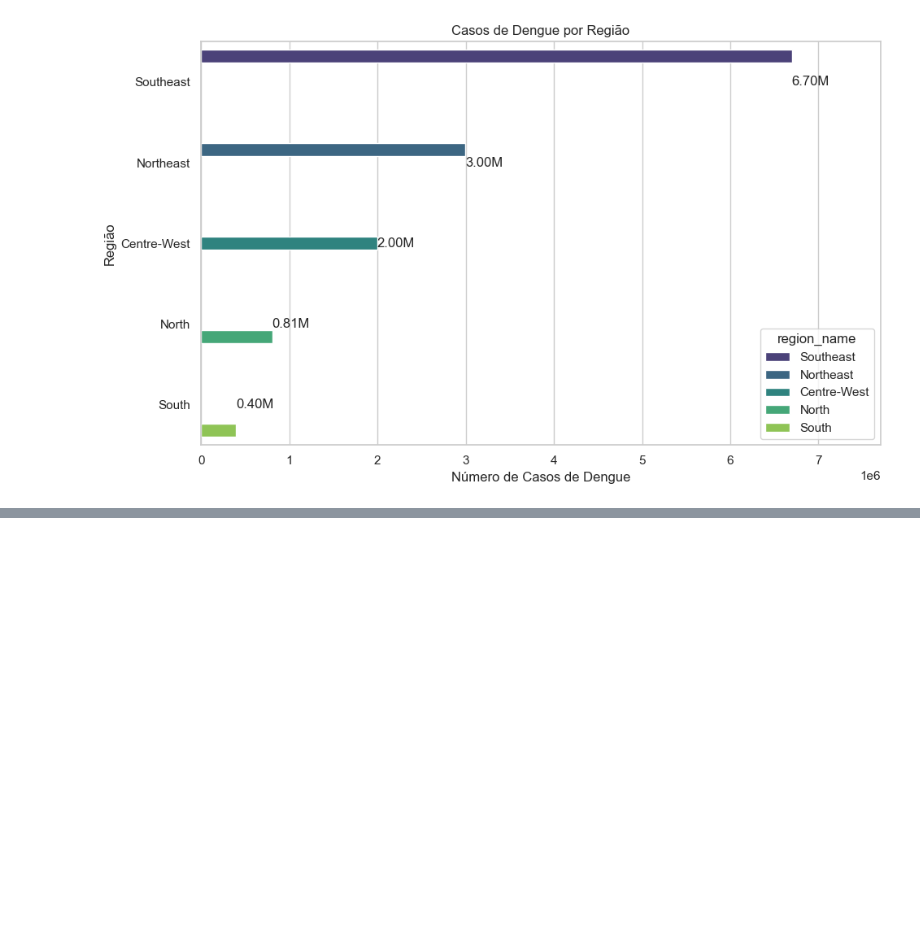
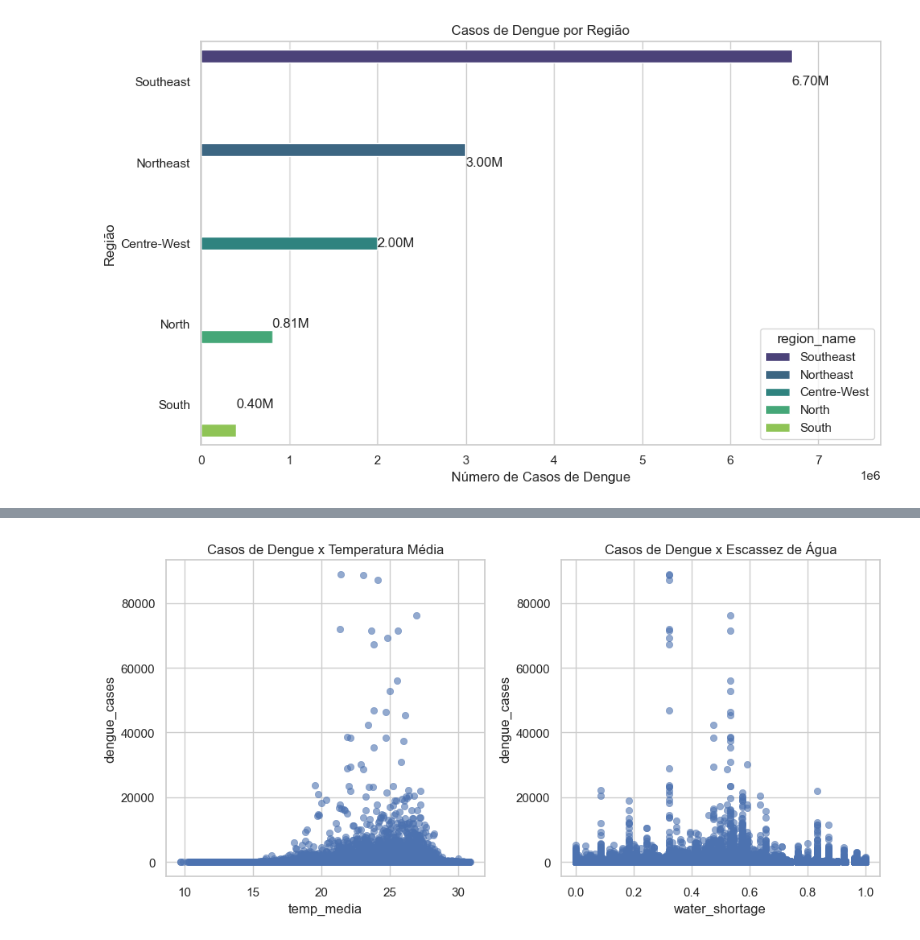
Before and after one commit to luiz-prado/analises_exploratorias, a Jupyter notebook: casos_dengue_brasil/EDA_dengue_2000_2019.ipynb, the cells around one changed output, grey strips where cells are left out. Drawn from its saved outputs; the diff is of its cells as text; code cells hidden in the pictures; blank space fills up the shorter version.

```diff
--- a/casos_dengue_brasil/EDA_dengue_2000_2019.ipynb
+++ b/casos_dengue_brasil/EDA_dengue_2000_2019.ipynb
@@ -383,0 +394,19 @@ plt.show()
+# %%
+# Calcula a média das temperaturas e adicionar como nova coluna 'temp_media'
+df_dados_limpo['temp_media'] = (df_dados_limpo['tmax'] + df_dados_limpo['tmin']) / 2
+# %%
+# Gráfico de dispersão entre casos de dengue e média de temperatura
+plt.figure(figsize=(10, 5))
+plt.subplot(1, 2, 1) # 1 linha, 2 colunas, posição 1
+sns.scatterplot(x='temp_media', y='dengue_cases', data=df_dados_limpo, alpha=0.6, edgecolor=None)
+plt.title('Casos de Dengue x Temperatura Média')
+
+# Gráfico de dispersão entre casos de dengue e escassez de água
+plt.subplot(1, 2, 2) # 1 linha, 2 colunas, posição 2
+sns.scatterplot(x='water_shortage', y='dengue_cases', data=df_dados_limpo, alpha=0.6, edgecolor=None)
+plt.title('Casos de Dengue x Escassez de Água')
+
+plt.tight_layout()
+plt.show()
+# %% [output]
+[figure, added]
```
Also changed, not shown: parts of 7 cells of this notebook.
